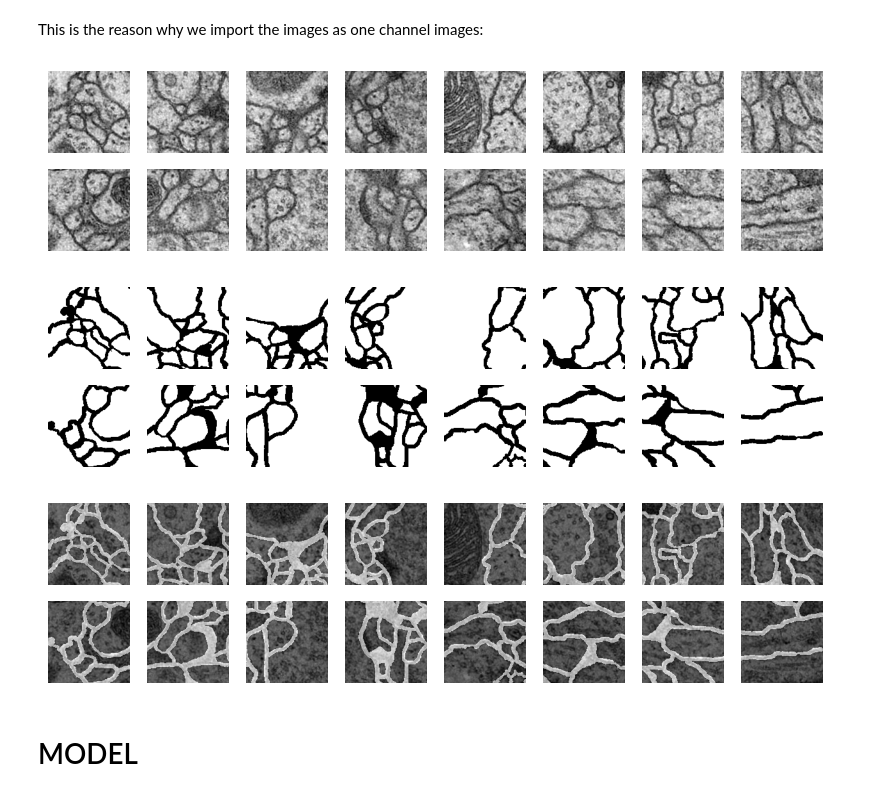
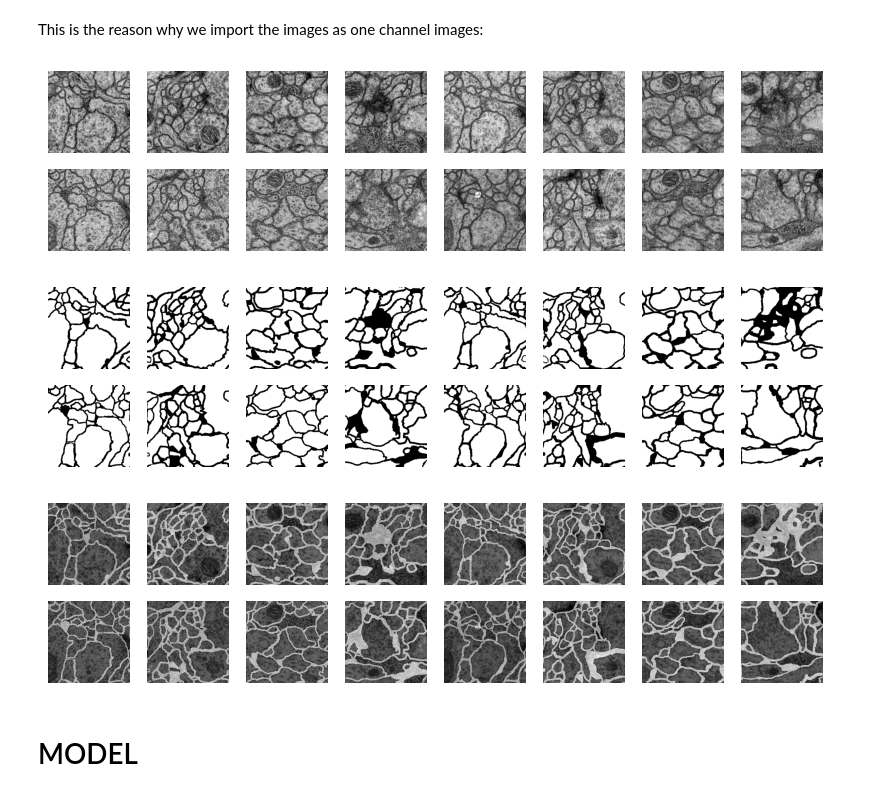
Before and after one commit to albapim/Advanced-Image-Analysis, a Jupyter notebook: final_project/first_script.ipynb, the cells around one changed output. Drawn from its saved outputs; the diff is of its cells as text; code cells hidden in the pictures.

```diff
--- a/final_project/first_script.ipynb
+++ b/final_project/first_script.ipynb
@@ -101,9 +101,9 @@ def create_patches(images, patch_size=128):
     return patches
 
 # create patches of the first image
-patches_images = create_patches(images, patch_size=128)
+patches_images = create_patches(images, patch_size=256)
 
-patches_images_ex = patches_images[16*10:16*11]
+patches_images_ex = patches_images[16*1:16*2]
 
 # show patches
 plt.figure(figsize=(10, 10))
@@ -113,22 +113,22 @@ for i, patch in enumerate(patches_images_ex):
     plt.axis('off')
 plt.show()
 # %% [output]
-[figure, old version]
+[figure, new version]
 # %%
 # create patches of the first image
-patches_labels = create_patches(labels, patch_size=128)
+patches_labels = create_patches(labels, patch_size=256)
 
-patches_labels_ex = patches_labels[16*10:16*11]
+patches_labels_ex = patches_labels[16*1:16*2]
 
 # show patches
 plt.figure(figsize=(10, 10))
 for i, patch in enumerate(patches_labels_ex):
     plt.subplot(8, 8, i+1)
     plt.imshow(patch, cmap='gray')
     plt.axis('off')
 plt.show()
 # %% [output]
-[figure, old version]
+[figure, new version]
 # %%
 # show the images and above the labels use patches_images and patches_labels
 plt.figure(figsize=(10, 10))
@@ -139,7 +139,7 @@ for i in range(0, 16):
     plt.axis('off')
 plt.show()
 # %% [output]
-[figure, old version]
+[figure, new version]
 # %% [markdown]
 # MODEL
 # %%
```
Also changed, not shown: parts of 11 cells of this notebook.
